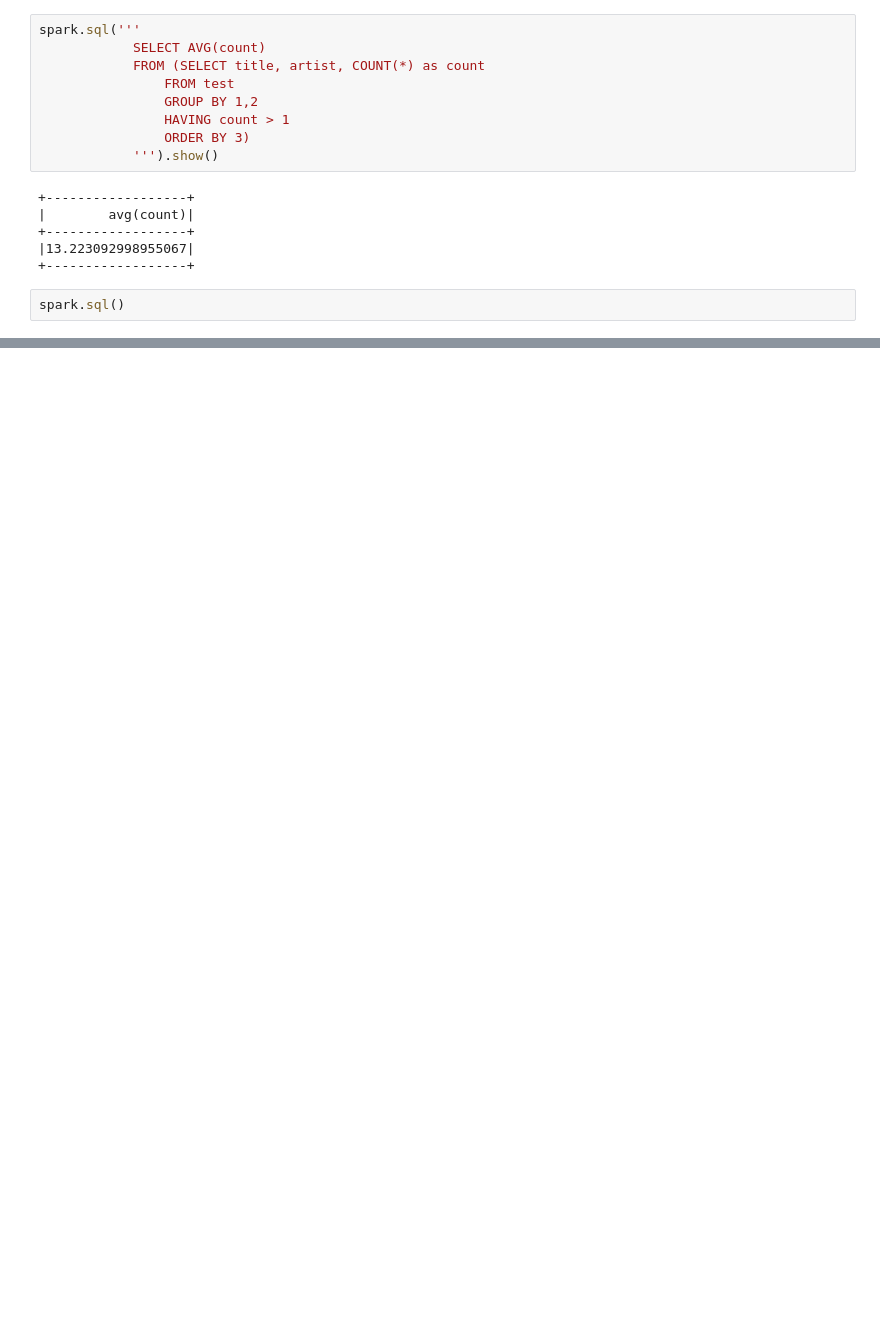
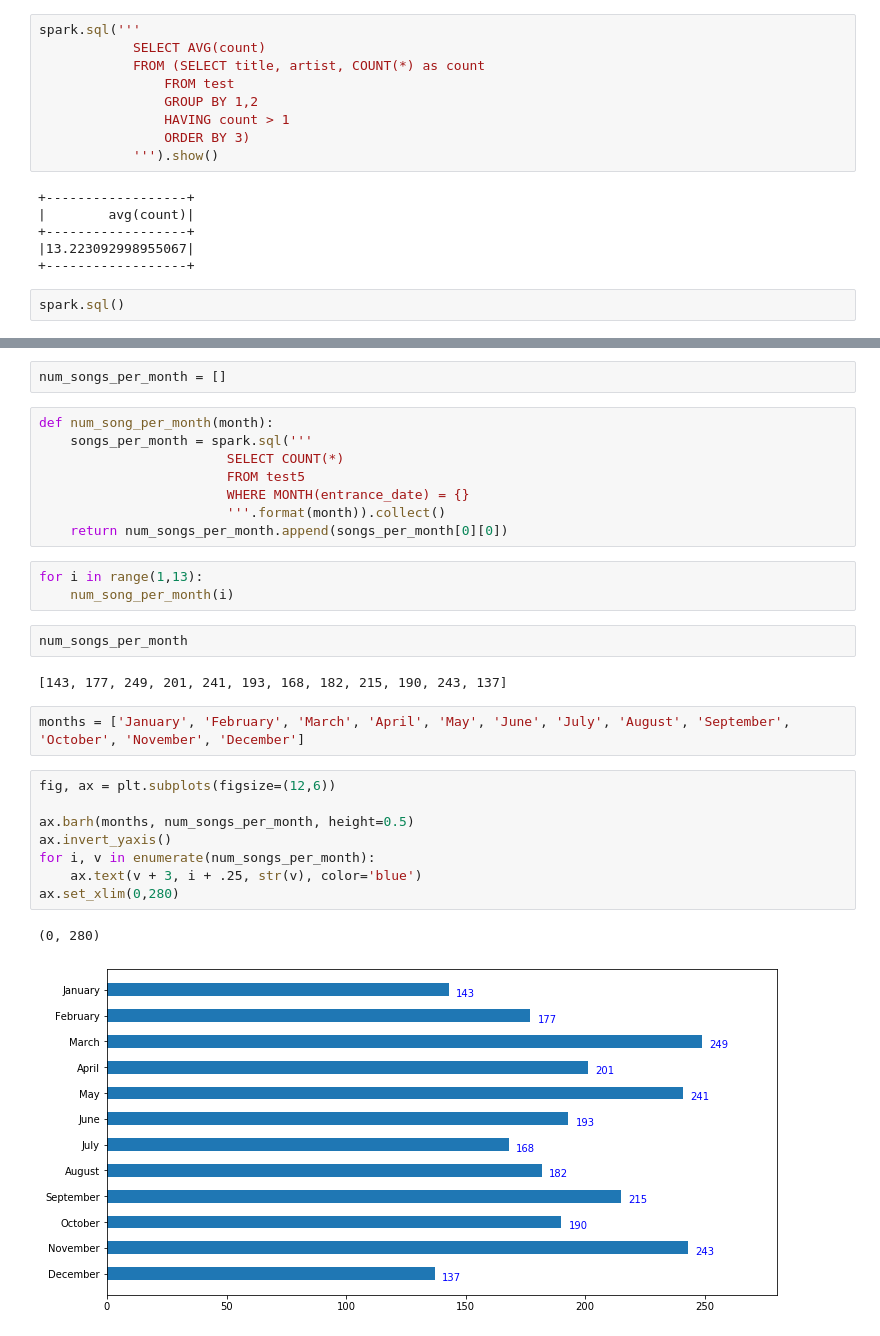
Before and after one commit to virsagothethird/UK-Top-100-Songs, a Jupyter notebook: uk100.ipynb, the cells around one changed output, grey strips where cells are left out. Cells and saved outputs as stored; diff of their text form; blank space fills up the shorter version.

Commit message:
first graph

```diff
--- a/uk100.ipynb
+++ b/uk100.ipynb
@@ -323,0 +822,30 @@ spark.sql()
+# %%
+num_songs_per_month = []
+# %%
+def num_song_per_month(month):
+    songs_per_month = spark.sql('''
+                        SELECT COUNT(*)
+                        FROM test5
+                        WHERE MONTH(entrance_date) = {}
+                        '''.format(month)).collect()
+    return num_songs_per_month.append(songs_per_month[0][0])
+# %%
+for i in range(1,13):
+    num_song_per_month(i)
+# %%
+num_songs_per_month
+# %% [output]
+[143, 177, 249, 201, 241, 193, 168, 182, 215, 190, 243, 137]
+# %%
+months = ['January', 'February', 'March', 'April', 'May', 'June', 'July', 'August', 'September', 'October', 'November', 'December']
+# %%
+fig, ax = plt.subplots(figsize=(12,6))
+
+ax.barh(months, num_songs_per_month, height=0.5)
+ax.invert_yaxis()
+for i, v in enumerate(num_songs_per_month):
+    ax.text(v + 3, i + .25, str(v), color='blue')
+ax.set_xlim(0,280)
+# %% [output]
+(0, 280)
+[figure, added]
```
Also changed, not shown: parts of 44 cells of this notebook.
